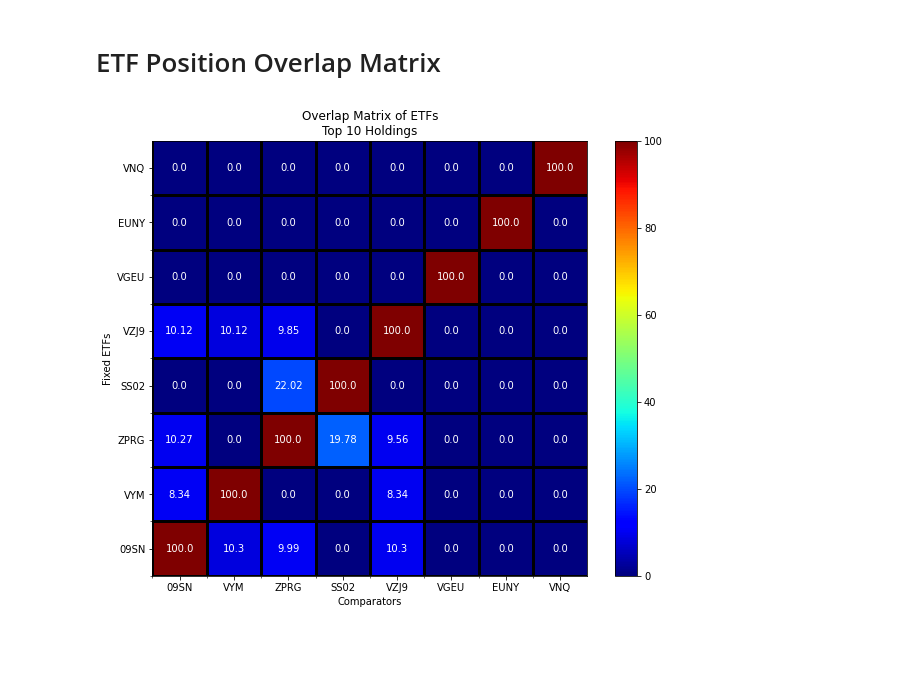
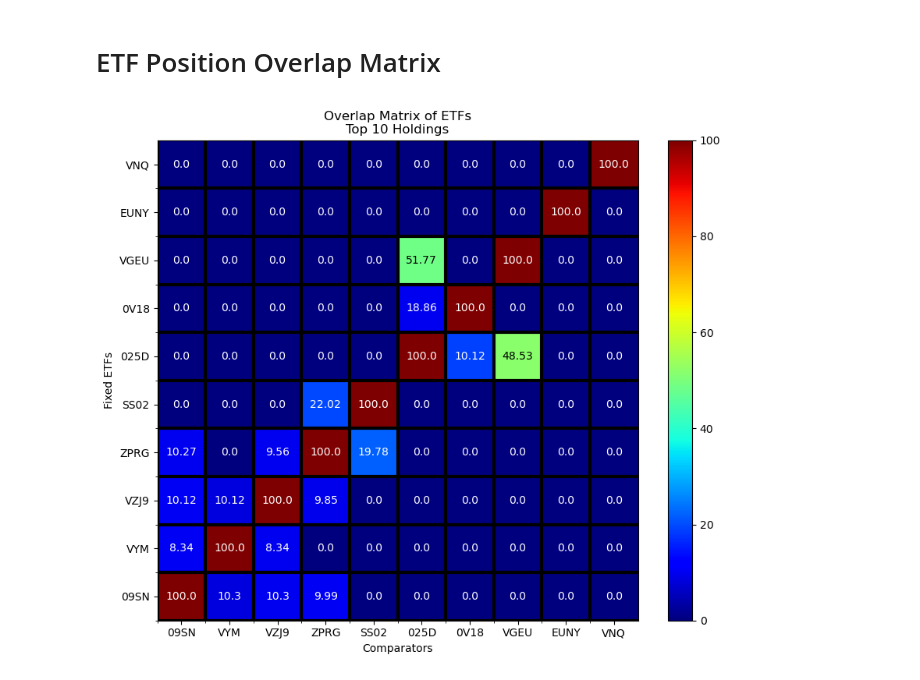
Before and after one commit to NIlS-Z99/Invest-Tool, a Jupyter notebook: stock_analysis.ipynb, the cells around one changed output. Saved outputs shown, nothing was run; the diff lists cells and outputs as text; code cells hidden in the pictures; blank space fills up the shorter version.

```diff
--- a/stock_analysis.ipynb
+++ b/stock_analysis.ipynb
@@ -56,19 +56,21 @@ create_plot_tickers(tickers,syms,types)
 # %% [markdown]
 # ETF Position Overlap Matrix
 # %%
-syms = ["09SN","VYM","ZPRG","SS02","VZJ9","VGEU","EUNY","VNQ"]
+syms = ["09SN","VYM","VZJ9","ZPRG","SS02","025D","0V18","VGEU","EUNY","VNQ"]
 t10hold = [
     pd.DataFrame([{"SYM":"ABBV","Assets":4.28},{"SYM":"CSCO","Assets":4.22},{"SYM":"PEP","Assets":4.22},{"SYM":"UPS","Assets":4.21},{"SYM":"KO","Assets":4.17},{"SYM":"TXN","Assets":4.16},{"SYM":"VZ","Assets":4.15},{"SYM":"AMGN","Assets":4.07},{"SYM":"PFE","Assets":4.06},{"SYM":"AVGO","Assets":4.00}]).T,
     pd.DataFrame([{"SYM":"ABBV","Assets":1.96},{"SYM":"BAC","Assets":1.74},{"SYM":"CVX","Assets":2.24},{"SYM":"LLY","Assets":1.89},{"SYM":"XOM","Assets":3.26},{"SYM":"JNJ","Assets":2.91},{"SYM":"JPM","Assets":3.01},{"SYM":"MRK","Assets":1.94},{"SYM":"PG","Assets":2.34},{"SYM":"HD","Assets":2.21}]).T,
+    pd.DataFrame([{"SYM":"OMC","Assets":1.47},{"SYM":"INTC","Assets":1.46},{"SYM":"ABBV","Assets":1.46},{"SYM":"PWC","Assets":1.46},{"SYM":"PKG","Assets":1.44},{"SYM":"DRI","Assets":1.44},{"SYM":"EXR","Assets":1.43},{"SYM":"STX","Assets":1.43},{"SYM":"PARA","Assets":1.42},{"SYM":"SO","Assets":1.41}]).T,
     pd.DataFrame([{"SYM":"A2A","Assets":1.73},{"SYM":"ADEN","Assets":1.87},{"SYM":"HIW","Assets":1.88},{"SYM":"KW","Assets":1.78},{"SYM":"LTC","Assets":1.80},{"SYM":"LYB","Assets":1.73},{"SYM":"NWL","Assets":1.99},{"SYM":"PARA","Assets":1.74},{"SYM":"WU","Assets":1.81},{"SYM":"VZ","Assets":1.87}]).T,
     pd.DataFrame([{"SYM":"A2A","Assets":1.49},{"SYM":"LNVGY","Assets":1.51},{"SYM":"ADEN","Assets":1.52},{"SYM":"17HK","Assets":1.56},{"SYM":"LGEN","Assets":1.31},{"SYM":"BASFY","Assets":1.28},{"SYM":"BYG","Assets":1.27},{"SYM":"JHG","Assets":1.26},{"SYM":"JBH","Assets":1.24},{"SYM":"GWS","Assets":1.23}]).T,
-    pd.DataFrame([{"SYM":"OMC","Assets":1.47},{"SYM":"INTC","Assets":1.46},{"SYM":"ABBV","Assets":1.46},{"SYM":"PWC","Assets":1.46},{"SYM":"PKG","Assets":1.44},{"SYM":"DRI","Assets":1.44},{"SYM":"EXR","Assets":1.43},{"SYM":"STX","Assets":1.43},{"SYM":"PARA","Assets":1.42},{"SYM":"SO","Assets":1.41}]).T,
+    pd.DataFrame([{"SYM":"TCEHY","Assets":1.11},{"SYM":"TSM","Assets":1.05},{"SYM":"ASML","Assets":1.04},{"SYM":"005930KS","Assets":0.93},{"SYM":"NOVO B","Assets":0.93},{"SYM":"SHEL","Assets":0.90},{"SYM":"LVMH","Assets":0.87},{"SYM":"ROG","Assets":0.84},{"SYM":"AZN","Assets":0.81},{"SYM":"NOVN","Assets":0.71}]).T,
+    pd.DataFrame([{"SYM":"005930KS","Assets":3.3},{"SYM":"TM","Assets":2.4},{"SYM":"BHP","Assets":2.2},{"SYM":"1299HK","Assets":1.8},{"SYM":"CBA","Assets":1.6},{"SYM":"SONY","Assets":1.6},{"SYM":"KYCCF","Assets":1.3},{"SYM":"CSL","Assets":1.3},{"SYM":"MUFG","Assets":1.0},{"SYM":"DSNKY","Assets":1.0}]).T,
     pd.DataFrame([{"SYM":"NSRGY","Assets":3.01}, {"SYM":"ASML","Assets":2.46}, {"SYM":"OMX","Assets":2.19}, {"SYM":"SHEL","Assets":2.14}, {"SYM":"LVMH","Assets":2.05}, {"SYM":"ROG","Assets":1.98}, {"SYM":"AZN","Assets":1.92}, {"SYM":"NVS","Assets":1.68}, {"SYM":"HSBC","Assets":1.53}, {"SYM":"TTE","Assets":1.42}]).T,
     pd.DataFrame([{"SYM":"UNTR","Assets":1.74}, {"SYM":"2636","Assets":1.69}, {"SYM":"ITMG","Assets":1.64}, {"SYM":"CSMG3","Assets":1.61}, {"SYM":"PTBA","Assets":1.59}, {"SYM":"AP4","Assets":1.55}, {"SYM":"VEDL","Assets":1.52}, {"SYM":"TAEE11","Assets":1.49}, {"SYM":"2357","Assets":1.49}, {"SYM":"CAP","Assets":1.46}]).T,
     pd.DataFrame([{"SYM":"PLD","Assets":7.75}, {"SYM":"AMT","Assets":6.27}, {"SYM":"EQIX","Assets":4.33}, {"SYM":"CCI","Assets":3.85}, {"SYM":"PSA","Assets":3.21}, {"SYM":"O","Assets":2.73}, {"SYM":"SPG","Assets":2.64}, {"SYM":"WELL","Assets":2.30}, {"SYM":"DLR","Assets":1.94}, {"SYM":"VICI","Assets":1.92}]).T
 ]
 
 # rows are to be compared not columns
 etf_pos_overlap_plot(t10hold, syms)
 # %% [output]
-[figure, old version]
+[figure, new version]
```
Also changed, not shown: parts of 5 cells of this notebook.
